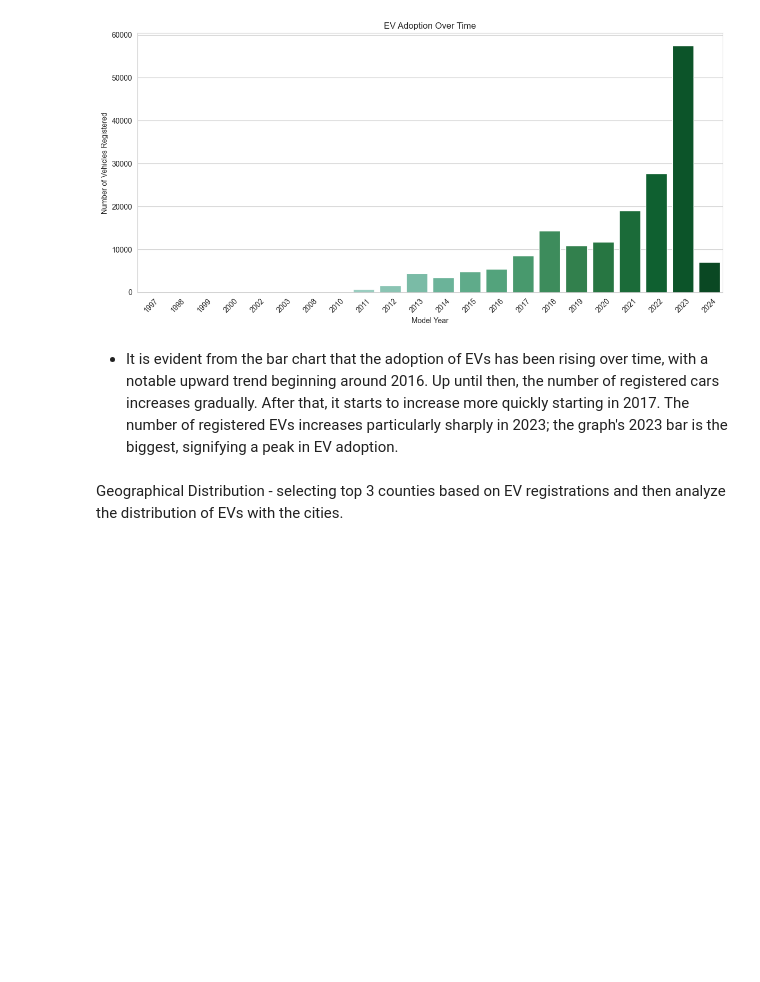
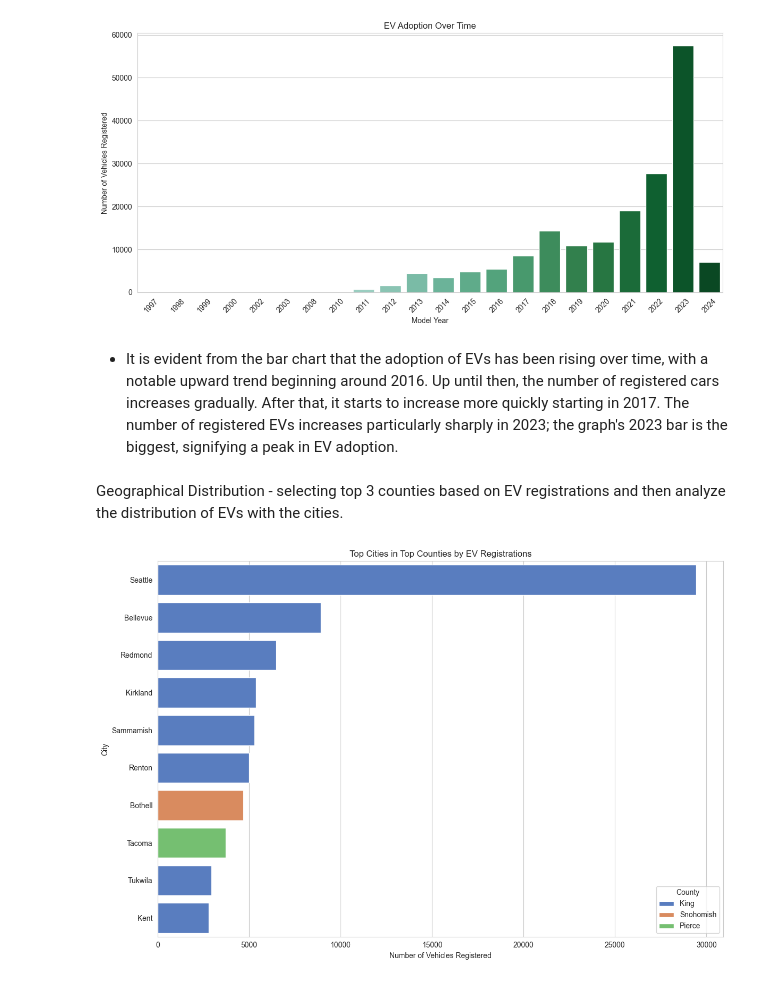
Before and after one commit to Manu-Abuya/Electric-Vehicles-Market-Size-Analysis, a Jupyter notebook: notebook/electric_vehicles_market_size.ipynb, the cells around one changed output. Cells and saved outputs as stored; diff of their text form; code cells hidden in the pictures; blank space fills up the shorter version.

Commit message:
Geographical Distribution

```diff
--- a/notebook/electric_vehicles_market_size.ipynb
+++ b/notebook/electric_vehicles_market_size.ipynb
@@ -98,3 +98,27 @@ Passing `palette` without assigning `hue` is deprecated and will be removed in v
 - It is evident from the bar chart that the adoption of EVs has been rising over time, with a notable upward trend beginning around 2016. Up until then, the number of registered cars increases gradually. After that, it starts to increase more quickly starting in 2017. The number of registered EVs increases particularly sharply in 2023; the graph's 2023 bar is the biggest, signifying a peak in EV adoption.
 # %% [markdown]
 Geographical Distribution - selecting top 3 counties based on EV registrations and then analyze the distribution of EVs with the cities.
+# %%
+# Geographical distribution at county level
+ev_county_distribution = ev_data['County'].value_counts()
+top_counties = ev_county_distribution.head(3).index
+
+# Filtering the dataset for these top counties
+top_counties_data = ev_data[ev_data['County'].isin(top_counties)]
+
+# Analyzing the distribution of EVs within the cities of these top counties
+ev_city_distribution_top_counties = top_counties_data.groupby(['County', 'City']).size().sort_values(ascending=False).reset_index(name='Number of Vehicles')
+
+# Visualize the top 10 cities across these counties
+top_cities = ev_city_distribution_top_counties.head(10)
+
+plt.figure(figsize=(12,8))
+sns.barplot(x='Number of Vehicles', y='City', hue='County', data=top_cities, palette="muted")
+plt.title('Top Cities in Top Counties by EV Registrations')
+plt.xlabel('Number of Vehicles Registered')
+plt.ylabel('City')
+plt.legend(title='County')
+plt.tight_layout()
+plt.show()
+# %% [output]
+[figure, added]
```
Also changed, not shown: parts of 1 cell of this notebook.
